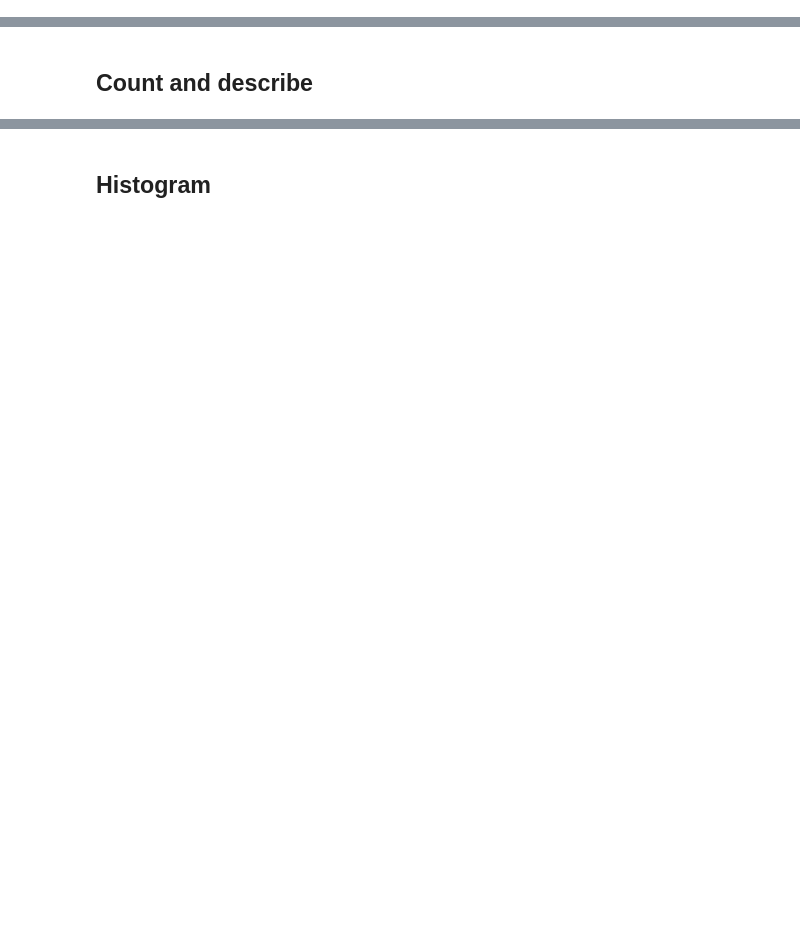
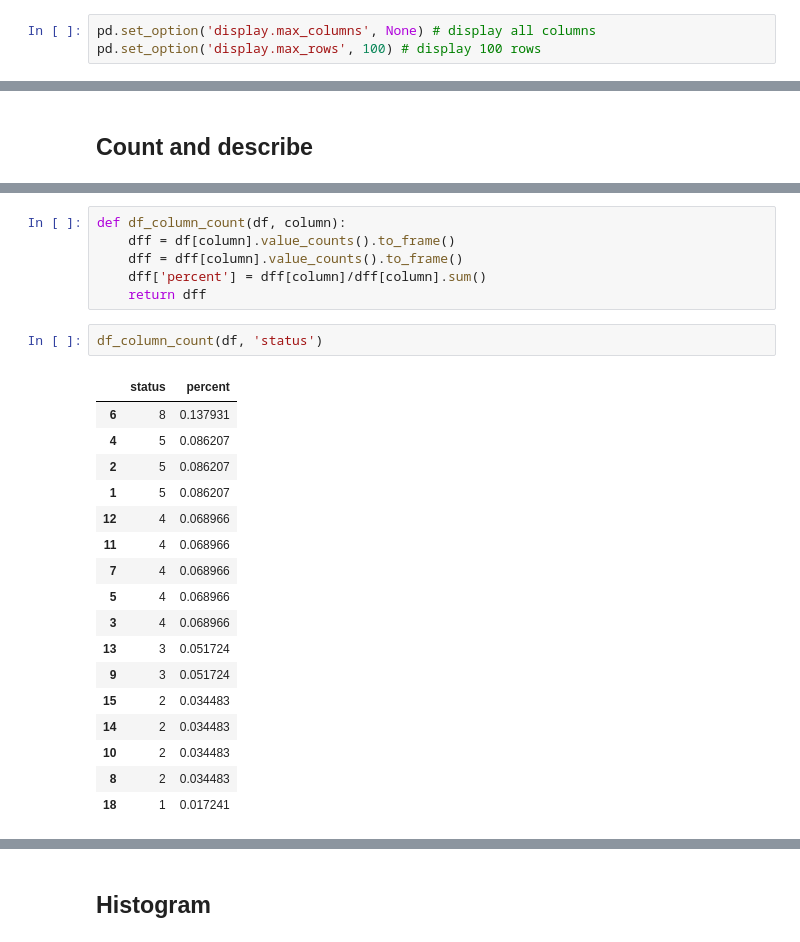
Before and after one commit to mgarlabx/python_tutorials, a Jupyter notebook: 02_04. Data visualization.ipynb, the cells around one changed output, grey strips where cells are left out. Cells and saved outputs as stored; diff of their text form; blank space fills up the shorter version.

```diff
--- a/02_04. Data visualization.ipynb
+++ b/02_04. Data visualization.ipynb
@@ -15,5 +15,8 @@ import matplotlib.pyplot as plt
 # %%
 from pandas import ExcelFile
 df = pd.read_excel('datavis.xlsx', sheet_name='datavis')
+# %%
+pd.set_option('display.max_columns', None) # display all columns
+pd.set_option('display.max_rows', 100) # display 100 rows
 # %%
 df.head(5)
@@ -61,0 +168,26 @@ df.describe()
+# %%
+def df_column_count(df, column):
+    dff = df[column].value_counts().to_frame()
+    dff = dff[column].value_counts().to_frame()
+    dff['percent'] = dff[column]/dff[column].sum()
+    return dff
+# %%
+df_column_count(df, 'status')
+# %% [output]
+|  | status | percent |
+| 6 | 8 | 0.137931 |
+| 4 | 5 | 0.086207 |
+| 2 | 5 | 0.086207 |
+| 1 | 5 | 0.086207 |
+| 12 | 4 | 0.068966 |
+| 11 | 4 | 0.068966 |
+| 7 | 4 | 0.068966 |
+| 5 | 4 | 0.068966 |
+| 3 | 4 | 0.068966 |
+| 13 | 3 | 0.051724 |
+| 9 | 3 | 0.051724 |
+| 15 | 2 | 0.034483 |
+| 14 | 2 | 0.034483 |
+| 10 | 2 | 0.034483 |
+| 8 | 2 | 0.034483 |
+| 18 | 1 | 0.017241 |
```
Also changed, not shown: parts of 38 cells of this notebook, 8 other files.
